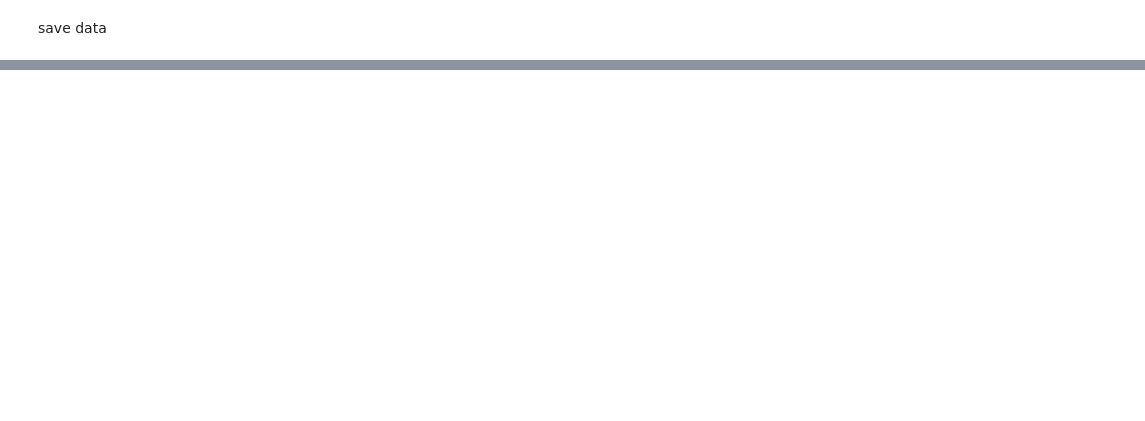
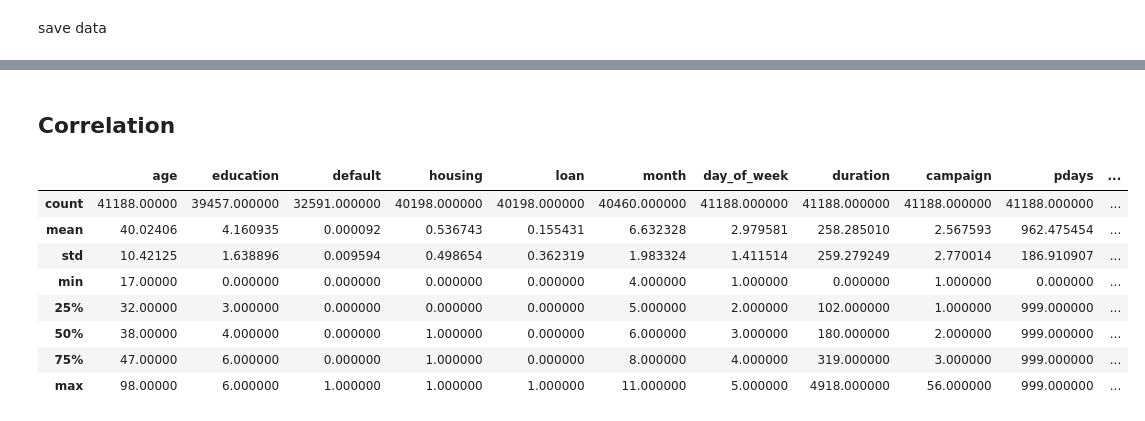
Before and after one commit to juliant117/NSW_mla, a Jupyter notebook: assesst_1.ipynb, the cells around one changed output, grey strips where cells are left out. Drawn from its saved outputs; the diff is of its cells as text; code cells hidden in the pictures; blank space fills up the shorter version.

```diff
--- a/assesst_1.ipynb
+++ b/assesst_1.ipynb
@@ -177,0 +227,9 @@ with mlflow.start_run(run_name="Data Preprocessing") as run:
+# %%
+#personal loan
+loan_mapping = {
+    "no": 0,
+    "yes": 1,
+    "unknown": np.nan  # Set to NaN to handle unknown values
+}
+
+data['loan'] = data['loan'].map(loan_mapping)
@@ -177,0 +260,28 @@ with mlflow.start_run(run_name="Data Preprocessing") as run:
+# %%
+#day_of_week
+day_of_week_mapping = {
+    "mon": 1,
+    "tue": 2,
+    "wed": 3,
+    "thu": 4,
+    "fri": 5,
+}
+
+data['day_of_week'] = data['day_of_week'].map(day_of_week_mapping)
+# %%
+#poutcome
+poutcome_mapping = {
+    "failure": 0,
+    "success": 1,
+    "nonexistent": np.nan  # Set to NaN to handle unknown values
+}
+
+data['poutcome'] = data['poutcome'].map(poutcome_mapping)
+# %%
+#y
+y_mapping = {
+    "no": 0,
+    "yes": 1,
+}
+
+data['y'] = data['y'].map(y_mapping)
@@ -177,0 +314,14 @@ with mlflow.start_run(run_name="Data Preprocessing") as run:
+# %% [markdown]
+## Correlation
+# %%
+data.describe()
+# %% [output]
+|  | age | education | default | housing | loan | month | day_of_week | duration | campaign | pdays | ... |
+| count | 41188.00000 | 39457.000000 | 32591.000000 | 40198.000000 | 40198.000000 | 40460.000000 | 41188.000000 | 41188.000000 | 41188.000000 | 41188.000000 | ... |
+| mean | 40.02406 | 4.160935 | 0.000092 | 0.536743 | 0.155431 | 6.632328 | 2.979581 | 258.285010 | 2.567593 | 962.475454 | ... |
+| std | 10.42125 | 1.638896 | 0.009594 | 0.498654 | 0.362319 | 1.983324 | 1.411514 | 259.279249 | 2.770014 | 186.910907 | ... |
+| min | 17.00000 | 0.000000 | 0.000000 | 0.000000 | 0.000000 | 4.000000 | 1.000000 | 0.000000 | 1.000000 | 0.000000 | ... |
+| 25% | 32.00000 | 3.000000 | 0.000000 | 0.000000 | 0.000000 | 5.000000 | 2.000000 | 102.000000 | 1.000000 | 999.000000 | ... |
+| 50% | 38.00000 | 4.000000 | 0.000000 | 1.000000 | 0.000000 | 6.000000 | 3.000000 | 180.000000 | 2.000000 | 999.000000 | ... |
+| 75% | 47.00000 | 6.000000 | 0.000000 | 1.000000 | 0.000000 | 8.000000 | 4.000000 | 319.000000 | 3.000000 | 999.000000 | ... |
+| max | 98.00000 | 6.000000 | 1.000000 | 1.000000 | 1.000000 | 11.000000 | 5.000000 | 4918.000000 | 56.000000 | 999.000000 | ... |
```
Also changed, not shown: parts of 17 cells of this notebook.
